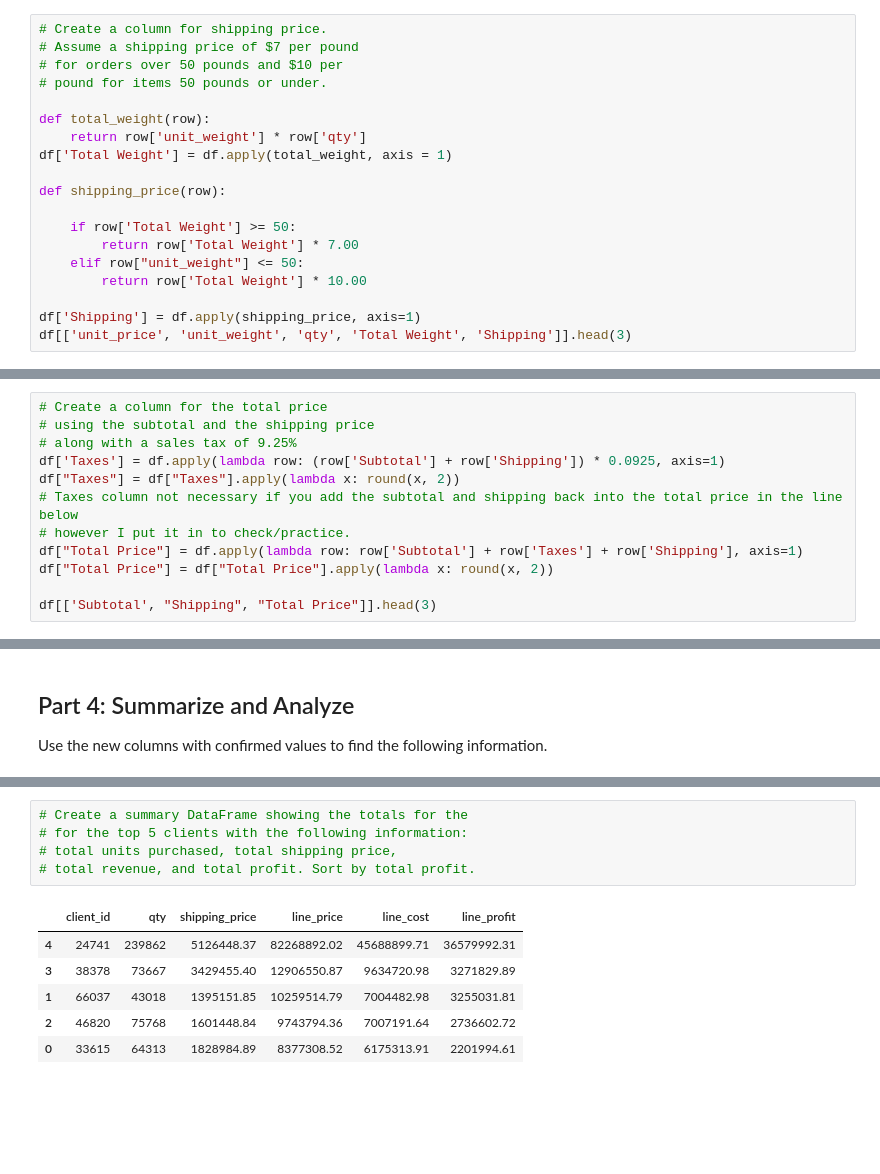
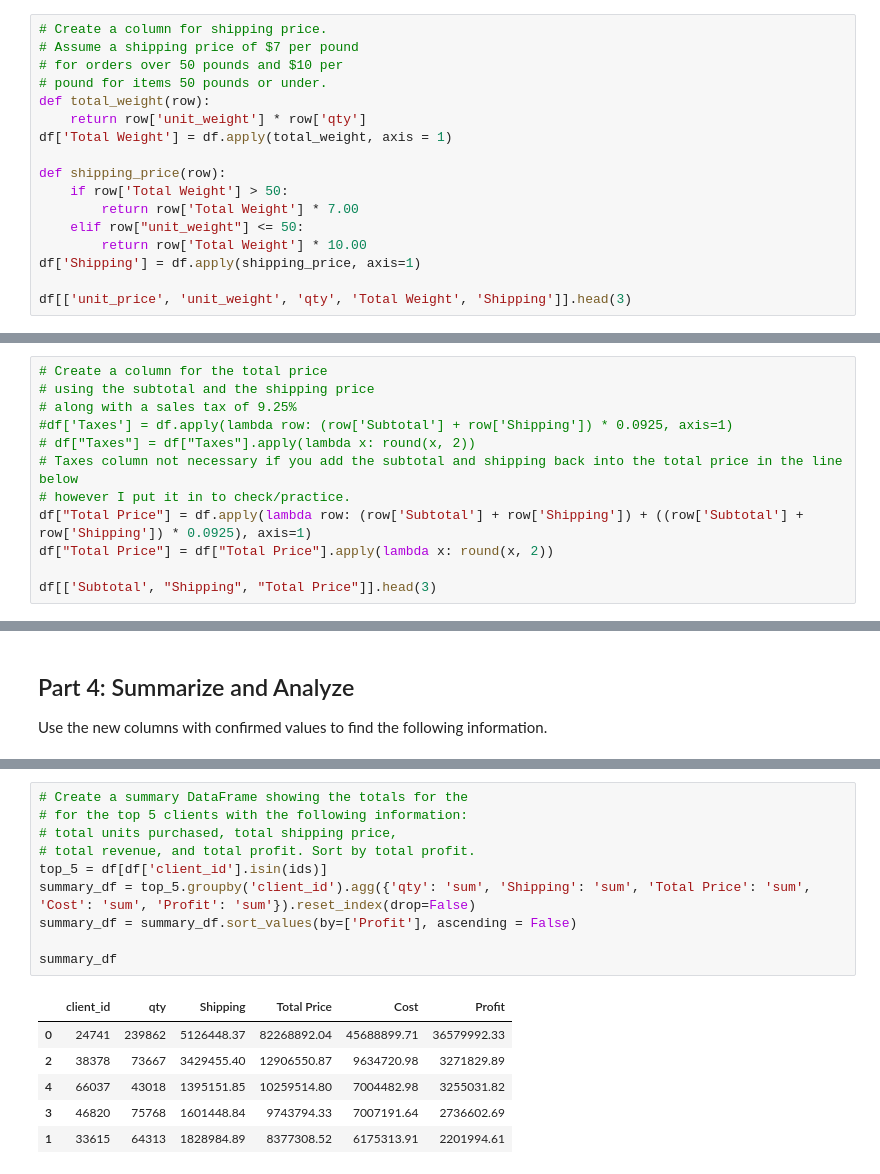
Before and after one commit to knox135/pandas-challenge-1, a Jupyter notebook: module_4_challenge.ipynb, the cells around one changed output, grey strips where cells are left out. Drawn from its saved outputs; the diff is of its cells as text; blank space fills up the shorter version.

Commit message:
finished part 4 with minor rounding errors

```diff
--- a/module_4_challenge.ipynb
+++ b/module_4_challenge.ipynb
@@ -127,19 +123,17 @@ df[['unit_price', 'qty', 'Subtotal']].head(2)
 # Assume a shipping price of $7 per pound
 # for orders over 50 pounds and $10 per
 # pound for items 50 pounds or under.
-
 def total_weight(row):
     return row['unit_weight'] * row['qty']
 df['Total Weight'] = df.apply(total_weight, axis = 1)
 
 def shipping_price(row):
-
-    if row['Total Weight'] >= 50:
+    if row['Total Weight'] > 50:
         return row['Total Weight'] * 7.00
     elif row["unit_weight"] <= 50:
         return row['Total Weight'] * 10.00
+df['Shipping'] = df.apply(shipping_price, axis=1)
 
-df['Shipping'] = df.apply(shipping_price, axis=1)
 df[['unit_price', 'unit_weight', 'qty', 'Total Weight', 'Shipping']].head(3)
 # %% [output]
 |  | unit_price | unit_weight | qty | Total Weight | Shipping |
@@ -150,11 +144,11 @@ df[['unit_price', 'unit_weight', 'qty', 'Total Weight', 'Shipping']].head(3)
 # Create a column for the total price
 # using the subtotal and the shipping price
 # along with a sales tax of 9.25%
-df['Taxes'] = df.apply(lambda row: (row['Subtotal'] + row['Shipping']) * 0.0925, axis=1)
-df["Taxes"] = df["Taxes"].apply(lambda x: round(x, 2))
+#df['Taxes'] = df.apply(lambda row: (row['Subtotal'] + row['Shipping']) * 0.0925, axis=1)
+# df["Taxes"] = df["Taxes"].apply(lambda x: round(x, 2))
 # Taxes column not necessary if you add the subtotal and shipping back into the total price in the line below
 # however I put it in to check/practice.
-df["Total Price"] = df.apply(lambda row: row['Subtotal'] + row['Taxes'] + row['Shipping'], axis=1)
+df["Total Price"] = df.apply(lambda row: (row['Subtotal'] + row['Shipping']) + ((row['Subtotal'] + row['Shipping']) * 0.0925), axis=1)
 df["Total Price"] = df["Total Price"].apply(lambda x: round(x, 2))
 
 df[['Subtotal', "Shipping", "Total Price"]].head(3)
@@ -258,15 +230,20 @@ print(f'33615: ${client_qty1} \n66037: ${client_qty2} \n46820: ${client_qty3} \n
 # %%
 # Create a summary DataFrame showing the totals for the
 # for the top 5 clients with the following information:
 # total units purchased, total shipping price,
 # total revenue, and total profit. Sort by total profit.
+top_5 = df[df['client_id'].isin(ids)]
+summary_df = top_5.groupby('client_id').agg({'qty': 'sum', 'Shipping': 'sum', 'Total Price': 'sum', 'Cost': 'sum', 'Profit': 'sum'}).reset_index(drop=False)
+summary_df = summary_df.sort_values(by=['Profit'], ascending = False)
+
+summary_df
 # %% [output]
-|  | client_id | qty | shipping_price | line_price | line_cost | line_profit |
-| 4 | 24741 | 239862 | 5126448.37 | 82268892.02 | 45688899.71 | 36579992.31 |
-| 3 | 38378 | 73667 | 3429455.40 | 12906550.87 | 9634720.98 | 3271829.89 |
-| 1 | 66037 | 43018 | 1395151.85 | 10259514.79 | 7004482.98 | 3255031.81 |
-| 2 | 46820 | 75768 | 1601448.84 | 9743794.36 | 7007191.64 | 2736602.72 |
-| 0 | 33615 | 64313 | 1828984.89 | 8377308.52 | 6175313.91 | 2201994.61 |
+|  | client_id | qty | Shipping | Total Price | Cost | Profit |
+| 0 | 24741 | 239862 | 5126448.37 | 82268892.04 | 45688899.71 | 36579992.33 |
+| 2 | 38378 | 73667 | 3429455.40 | 12906550.87 | 9634720.98 | 3271829.89 |
+| 4 | 66037 | 43018 | 1395151.85 | 10259514.80 | 7004482.98 | 3255031.82 |
+| 3 | 46820 | 75768 | 1601448.84 | 9743794.33 | 7007191.64 | 2736602.69 |
+| 1 | 33615 | 64313 | 1828984.89 | 8377308.52 | 6175313.91 | 2201994.61 |
 # %%
 # Format the data and rename the columns
 # to names suitable for presentation.
```
Also changed, not shown: parts of 10 cells of this notebook.
